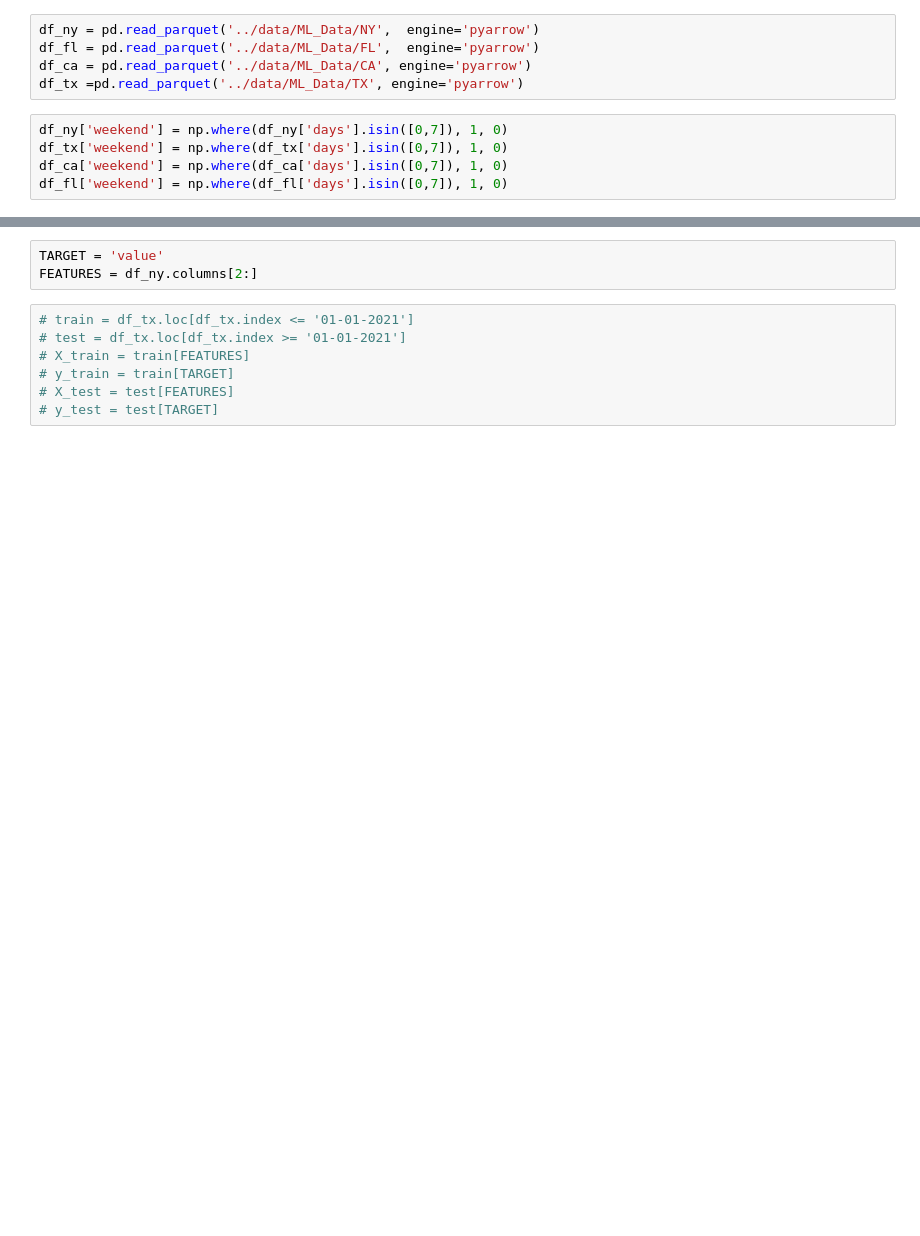
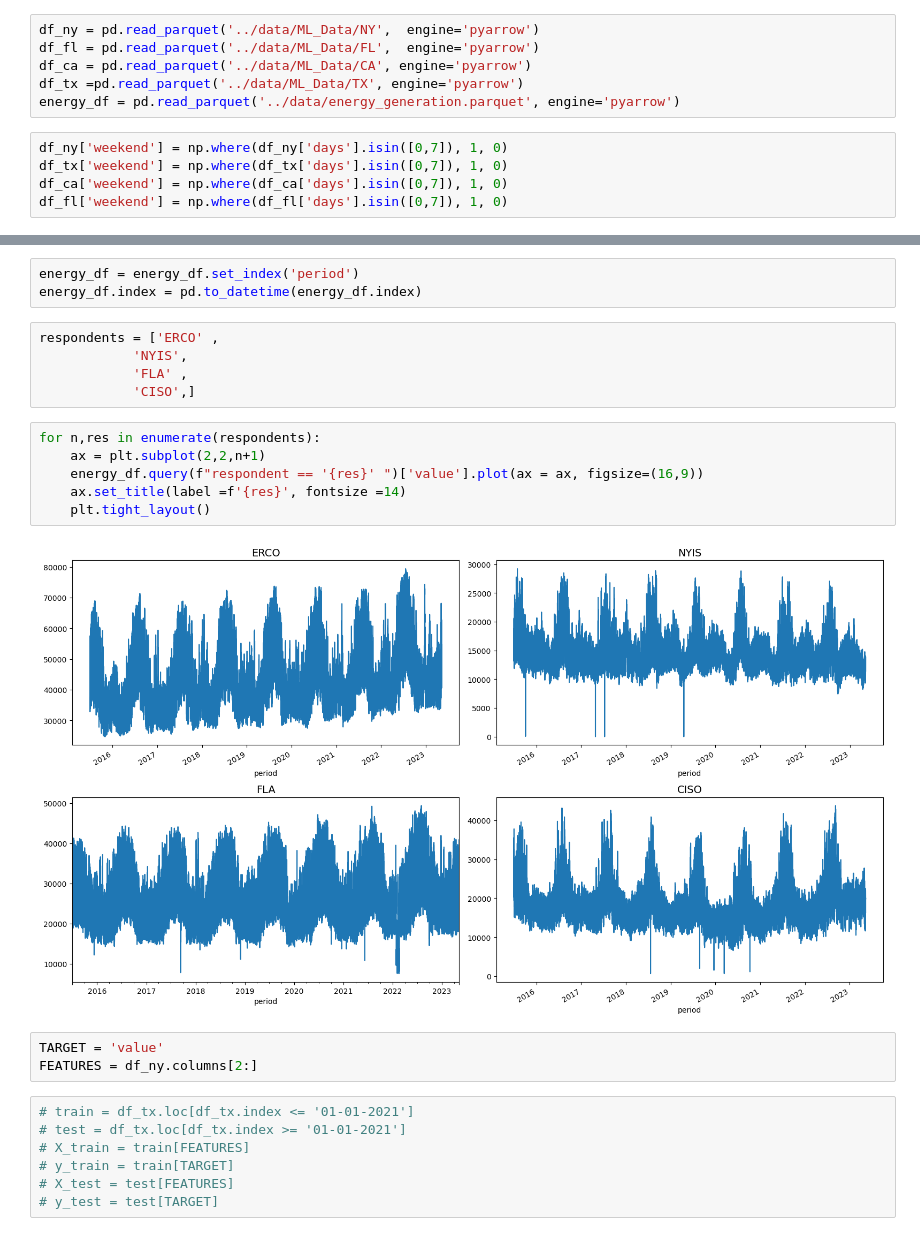
Before and after one commit to shane-sarabdial/WeatherWatts-, a Jupyter notebook: edward/ML Test.ipynb, the cells around one changed output, grey strips where cells are left out. Saved outputs shown, nothing was run; the diff lists cells and outputs as text; blank space fills up the shorter version.

```diff
--- a/edward/ML Test.ipynb
+++ b/edward/ML Test.ipynb
@@ -22,6 +22,7 @@ df_ny = pd.read_parquet('../data/ML_Data/NY',  engine='pyarrow')
 df_fl = pd.read_parquet('../data/ML_Data/FL',  engine='pyarrow')
 df_ca = pd.read_parquet('../data/ML_Data/CA', engine='pyarrow')
 df_tx =pd.read_parquet('../data/ML_Data/TX', engine='pyarrow')
+energy_df = pd.read_parquet('../data/energy_generation.parquet', engine='pyarrow')
 # %%
 df_ny['weekend'] = np.where(df_ny['days'].isin([0,7]), 1, 0)
 df_tx['weekend'] = np.where(df_tx['days'].isin([0,7]), 1, 0)
@@ -30,3 +39,19 @@ df_fl['weekend'] = np.where(df_fl['days'].isin([0,7]), 1, 0)
+# %%
+energy_df = energy_df.set_index('period')
+energy_df.index = pd.to_datetime(energy_df.index)
+# %%
+respondents = ['ERCO' ,
+            'NYIS',
+            'FLA' ,
+            'CISO',]
+# %%
+for n,res in enumerate(respondents):
+    ax = plt.subplot(2,2,n+1)
+    energy_df.query(f"respondent == '{res}' ")['value'].plot(ax = ax, figsize=(16,9))
+    ax.set_title(label =f'{res}', fontsize =14)
+    plt.tight_layout()
+# %% [output]
+[figure, added]
 # %%
 TARGET = 'value'
 FEATURES = df_ny.columns[2:]
```
Also changed, not shown: parts of 8 cells of this notebook.
